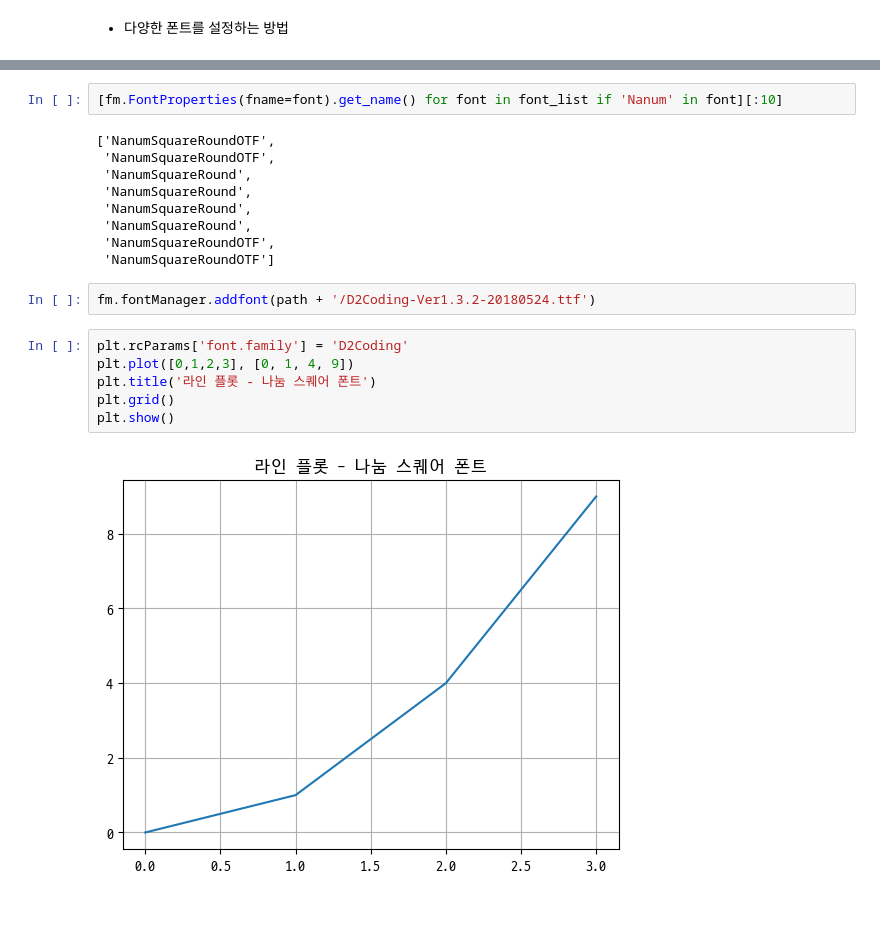
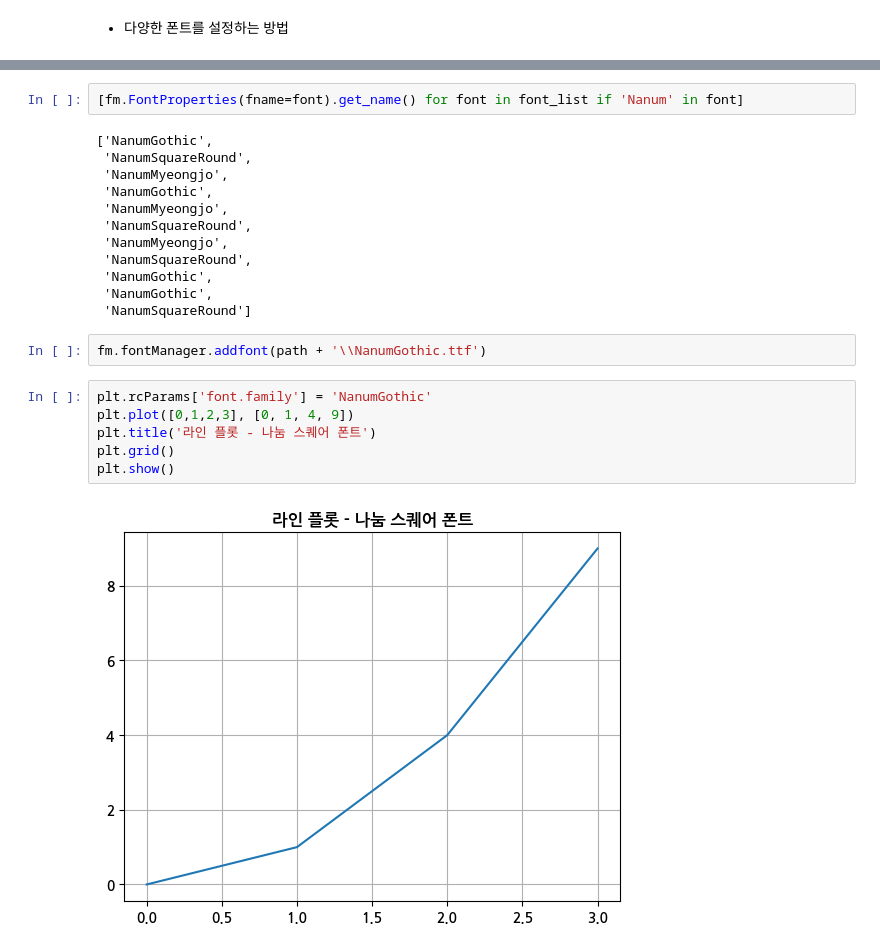
Before and after one commit to ssmpet/DataAnalysis_Lecture-2023.04, a Jupyter notebook: 03.시각화/01.한글(VSCode).ipynb, the cells around one changed output, grey strips where cells are left out. Cells and saved outputs as stored; diff of their text form; blank space fills up the shorter version.

```diff
--- a/03.시각화/01.한글(VSCode).ipynb
+++ b/03.시각화/01.한글(VSCode).ipynb
@@ -65,23 +62,26 @@ fm.FontProperties(fname='C:\\Users\\YOnSAI\\AppData\\Local\\Microsoft\\Windows\\
 # %% [output]
 'D2Coding'
 # %%
-[fm.FontProperties(fname=font).get_name() for font in font_list if 'Nanum' in font][:10]
+[fm.FontProperties(fname=font).get_name() for font in font_list if 'Nanum' in font]
 # %% [output]
-['NanumSquareRoundOTF',
- 'NanumSquareRoundOTF',
+['NanumGothic',
  'NanumSquareRound',
+ 'NanumMyeongjo',
+ 'NanumGothic',
+ 'NanumMyeongjo',
  'NanumSquareRound',
+ 'NanumMyeongjo',
  'NanumSquareRound',
- 'NanumSquareRound',
- 'NanumSquareRoundOTF',
- 'NanumSquareRoundOTF']
+ 'NanumGothic',
+ 'NanumGothic',
+ 'NanumSquareRound']
 # %%
-fm.fontManager.addfont(path + '/D2Coding-Ver1.3.2-20180524.ttf')
+fm.fontManager.addfont(path + '\\NanumGothic.ttf')
 # %%
-plt.rcParams['font.family'] = 'D2Coding'
+plt.rcParams['font.family'] = 'NanumGothic'
 plt.plot([0,1,2,3], [0, 1, 4, 9])
 plt.title('라인 플롯 - 나눔 스퀘어 폰트')
 plt.grid()
 plt.show()
 # %% [output]
-[figure, old version]
+[figure, new version]
```
Also changed, not shown: parts of 6 cells of this notebook, 2 other files.
